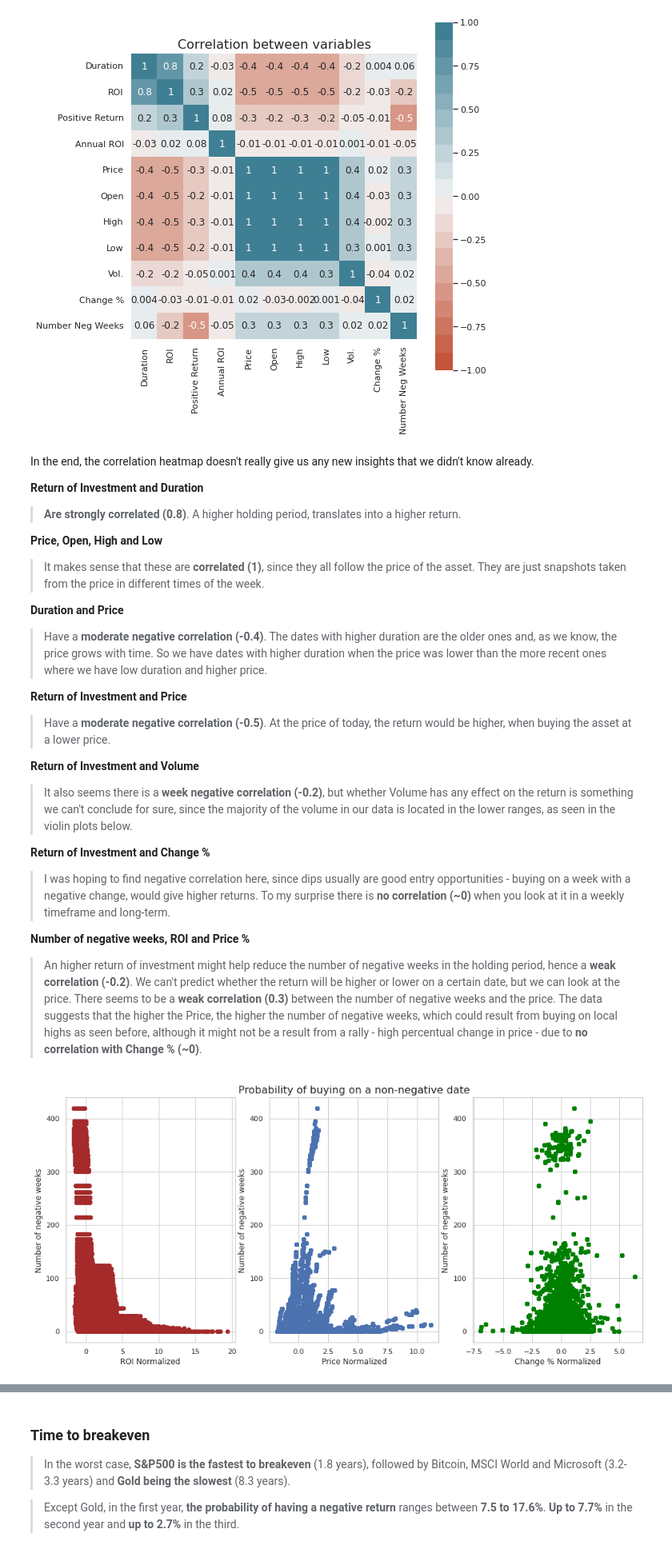
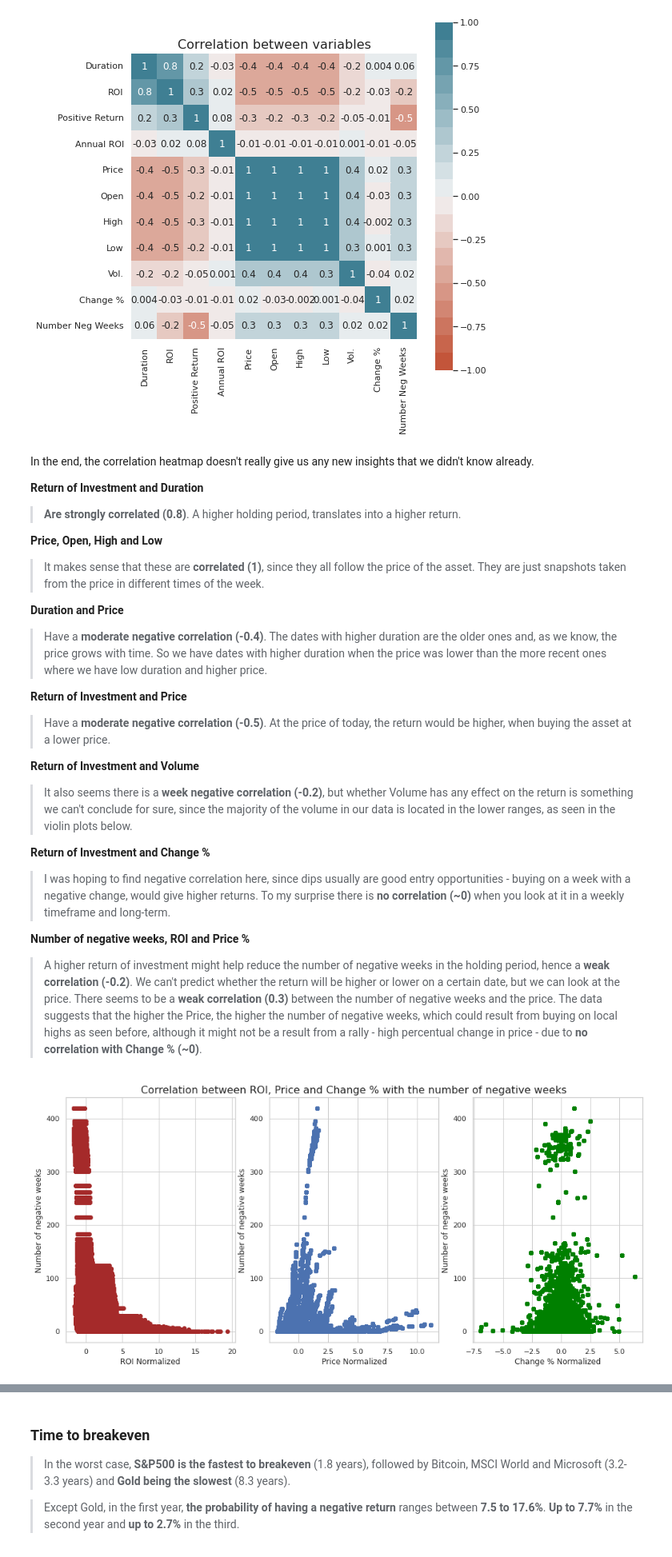
Before and after one commit to pccostapt/Time-in-the-market---how-long-is-long-enough, a Jupyter notebook: Time_in_the_Market_how_long_is_long_enough_.ipynb, the cells around one changed output, grey strips where cells are left out. Shown at 80% size. Saved outputs shown, nothing was run; the diff lists cells and outputs as text; code cells hidden in the pictures.

```diff
--- a/Time_in_the_Market_how_long_is_long_enough_.ipynb
+++ b/Time_in_the_Market_how_long_is_long_enough_.ipynb
@@ -619,7 +619,9 @@ for asset, i in zip(list_assets, range(0,5)):
   #plot values above the inflation
   ax[i,0].scatter(df_roi['Duration'][(df_roi['Annual ROI'] > inflation) & (df_roi['Asset']==asset)]/52, df_roi['Annual ROI'][(df_roi['Annual ROI'] > inflation) & (df_roi['Asset']==asset)], c="green", s=5)
   #draw median
-  ax[i,0].axhline(y=df_roi['Annual ROI'][(df_roi['Asset']==asset)].median(), color='orange', lw=3)
+  ax[i,0].axhline(y=df_roi['Annual ROI'][(df_roi['Asset']==asset)].median(), color='orange', lw=3, label='Median: ' + str(round(df_roi['Annual ROI'][(df_roi['Asset']==asset)].median(),1)))
+
+  ax[i,0].legend(loc='upper right')
 
   #plot second chart with only negative values
   ax[i,1].scatter(df_roi['Duration'][(df_roi['Annual ROI'] <= inflation) & (df_roi['Asset']==asset)]/52, df_roi['Annual ROI'][(df_roi['Annual ROI'] <= inflation) & (df_roi['Asset']==asset)], c="red", s=15)
@@ -1083,26 +1085,24 @@ In the end, the correlation heatmap doesn't really give us any new insights that
 >I was hoping to find negative correlation here, since dips usually are good entry opportunities - buying on a week with a negative change, would give higher returns. To my surprise there is **no correlation (~0)** when you look at it in a weekly timeframe and long-term.
 
 **Number of negative weeks, ROI and Price %**
->An higher return of investment might help reduce the number of negative weeks in the holding period, hence a **weak correlation (-0.2)**. We can't predict whether the return will be higher or lower on a certain date, but we can look at the price. There seems to be a **weak correlation (0.3)** between the number of negative weeks and the price. The data suggests that the higher the Price, the higher the number of negative weeks, which could result from buying on local highs as seen before, although it might not be a result from a rally - high percentual change in price - due to **no correlation with Change % (~0)**.
+>A higher return of investment might help reduce the number of negative weeks in the holding period, hence a **weak correlation (-0.2)**. We can't predict whether the return will be higher or lower on a certain date, but we can look at the price. There seems to be a **weak correlation (0.3)** between the number of negative weeks and the price. The data suggests that the higher the Price, the higher the number of negative weeks, which could result from buying on local highs as seen before, although it might not be a result from a rally - high percentual change in price - due to **no correlation with Change % (~0)**.
 # %%
 f, ax = plt.subplots(1, 3, figsize=(16, 7))
 
 ax[0].scatter(x=df_corr['ROI'], y=df_corr['Number Neg Weeks'], color='brown')
 ax[1].scatter(x=df_corr['Price'], y=df_corr['Number Neg Weeks'])
 ax[2].scatter(x=df_corr['Change %'], y=df_corr['Number Neg Weeks'], color='green')
 
 ax[0].set(xlabel='ROI Normalized', ylabel='Number of negative weeks')
-# ax[0].set_title('Probability of buying on a non negative date', fontsize=16)
 
 ax[1].set(xlabel='Price Normalized', ylabel='Number of negative weeks')
-ax[1].set_title('Probability of buying on a non-negative date', fontsize=16)
+ax[1].set_title('Correlation between ROI, Price and Change % with the number of negative weeks', fontsize=16)
 
 ax[2].set(xlabel='Change % Normalized', ylabel='Number of negative weeks')
-# ax[2].set_title('Probability of buying on a non negative date', fontsize=16)
 
 plt.show()
 # %% [output]
-[figure, old version]
+[figure, new version]
 # %%
 sns.violinplot(x=df_corr['Asset'], y=df_corr['Vol.'])
 plt.show()
```
Also changed, not shown: parts of 8 cells of this notebook.
